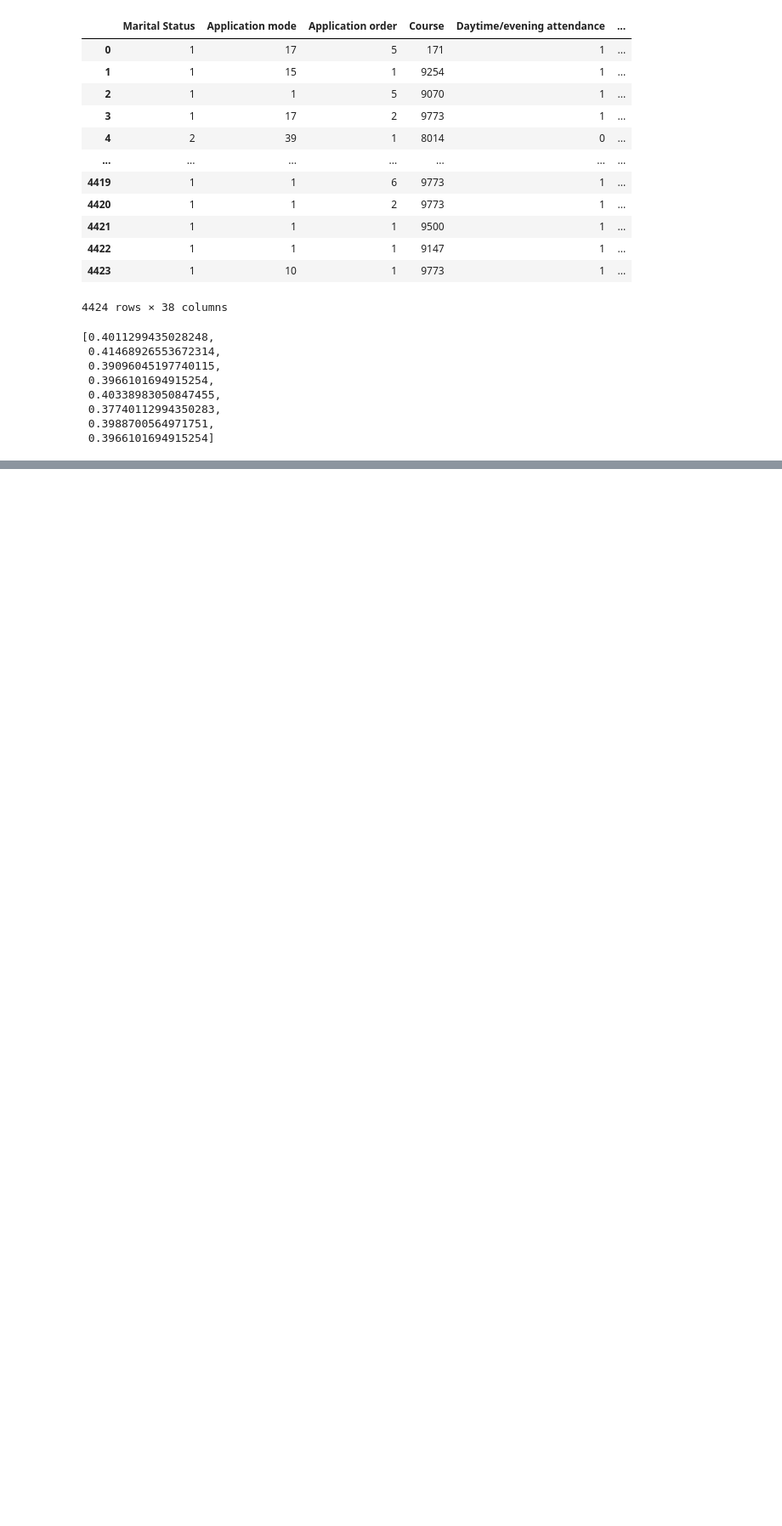
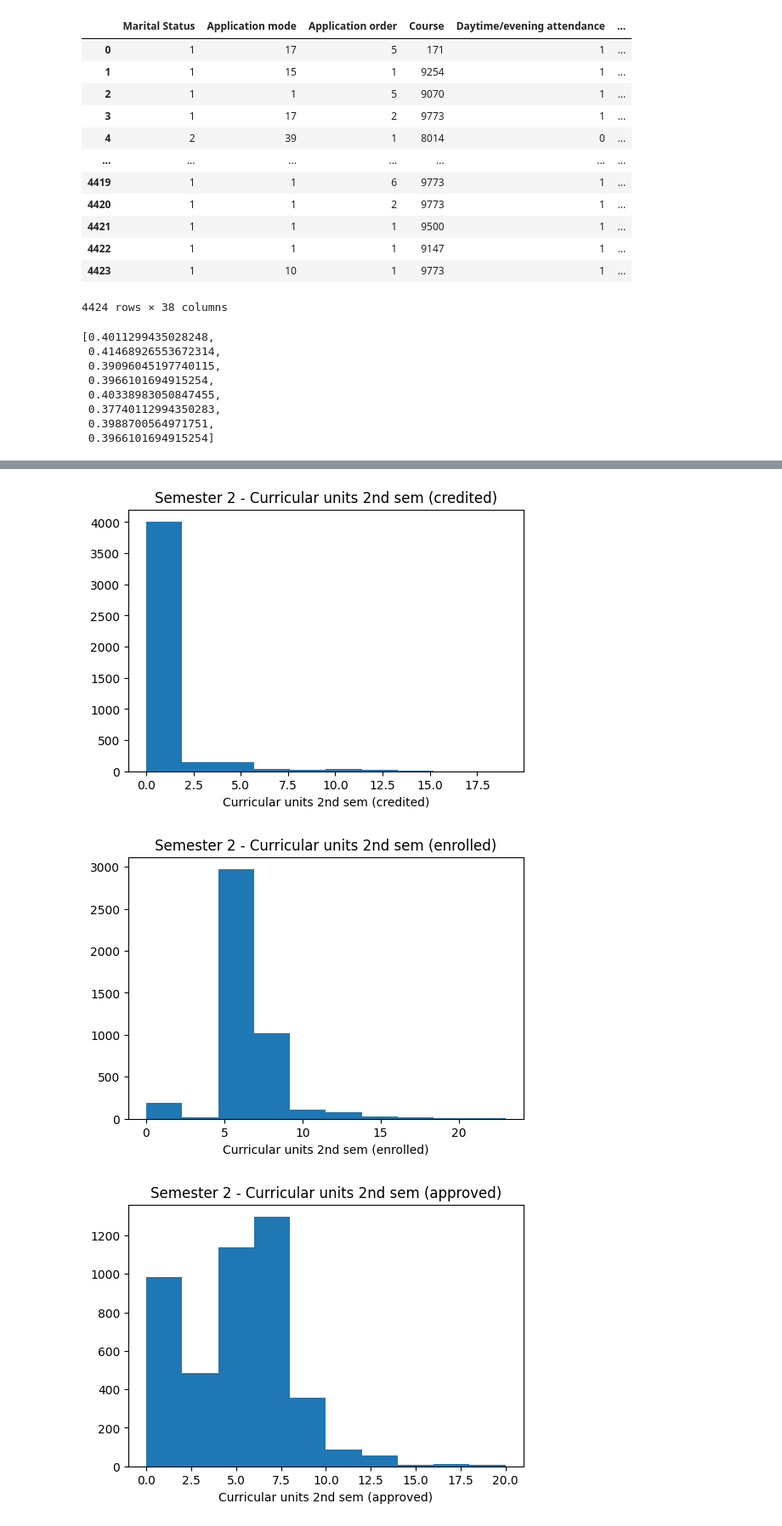
Before and after one commit to Tajerome/Academic-Success, a Jupyter notebook: Academic_Success.ipynb, the cells around one changed output, grey strips where cells are left out. Shown at 85% size. Cells and saved outputs as stored; diff of their text form; code cells hidden in the pictures; blank space fills up the shorter version.

```diff
--- a/Academic_Success.ipynb
+++ b/Academic_Success.ipynb
@@ -183,0 +223,16 @@ dataset['Target'] = dataset['Target'].map({'Dropout': 0, 'Enrolled': 1, 'Graduat
+# %%
+sem2_cols = [
+    'Curricular units 2nd sem (credited)',
+    'Curricular units 2nd sem (enrolled)',
+    'Curricular units 2nd sem (approved)',
+    'Curricular units 2nd sem (grade)'
+]
+for j in sem2_cols:
+    plt.figure(figsize=(6, 4))
+    plt.hist(dataset[j], bins=10)
+    plt.title(f"Semester 2 - {j}")
+    plt.xlabel(j)
+# %% [output]
+[figure, added]
+[figure, added]
+[figure, added]
```
Also changed, not shown: parts of 10 cells of this notebook.
